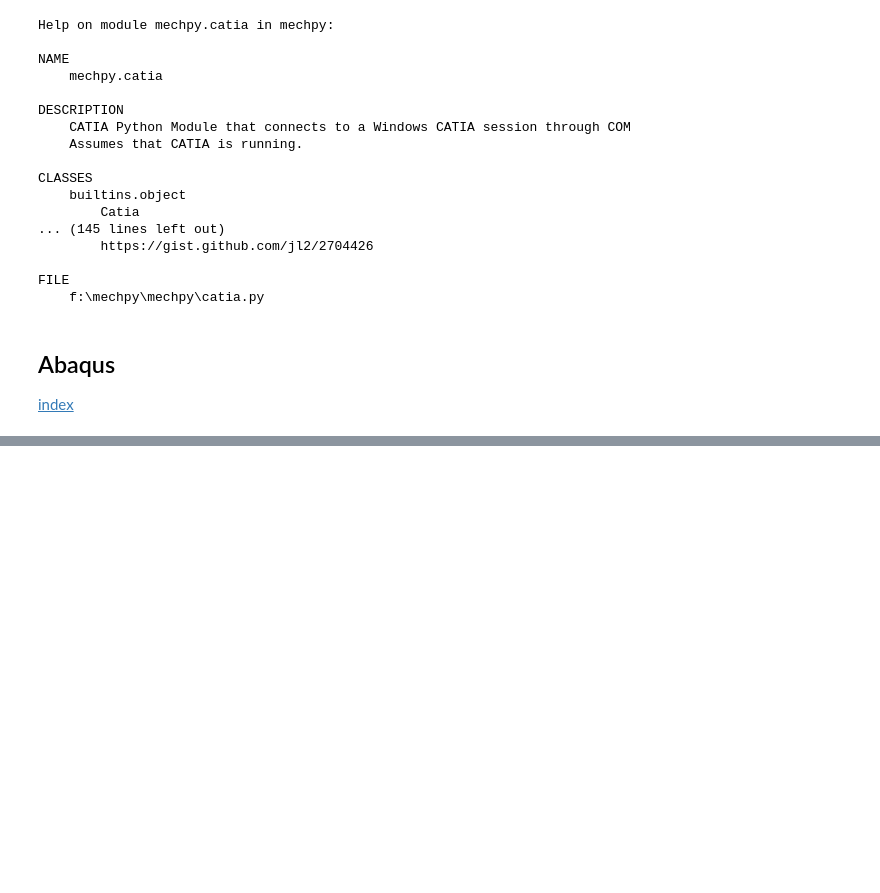
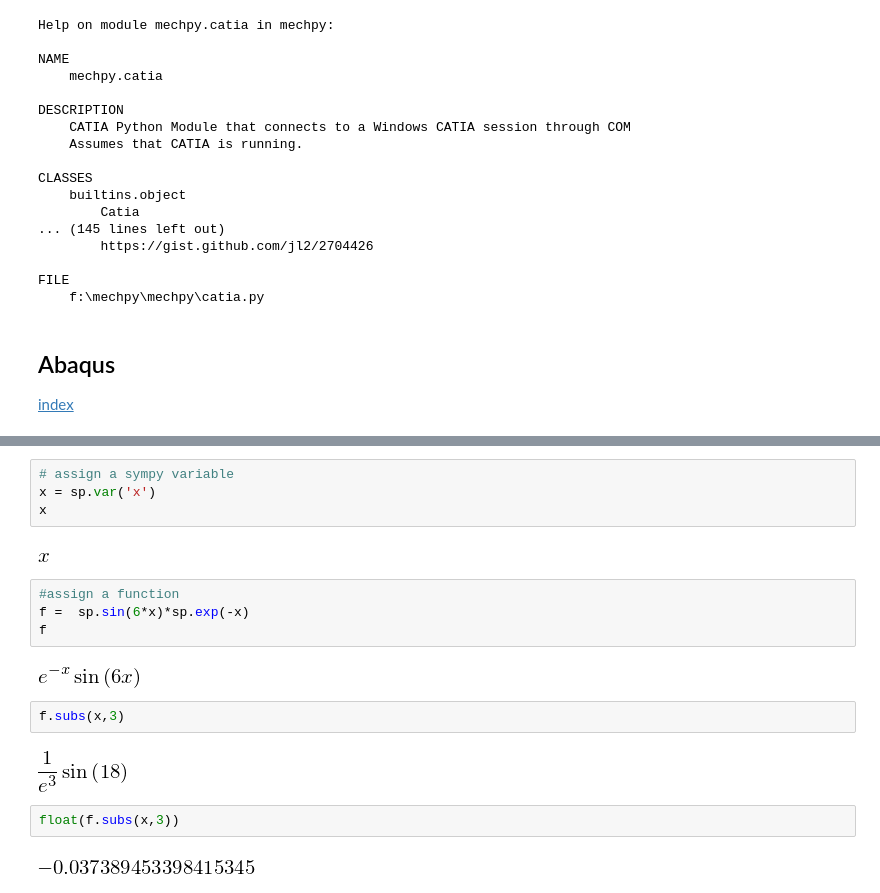
Before and after one commit to nagordon/mechpy, a Jupyter notebook: mechpy.ipynb, the cells around one changed output, grey strips where cells are left out. Saved outputs shown, nothing was run; the diff lists cells and outputs as text; blank space fills up the shorter version.

```diff
--- a/mechpy.ipynb
+++ b/mechpy.ipynb
@@ -1682,0 +1795,20 @@ FILE
+# %%
+# assign a sympy variable
+x = sp.var('x')
+x
+# %% [output]
+[figure, added]
+# %%
+#assign a function
+f =  sp.sin(6*x)*sp.exp(-x)
+f
+# %% [output]
+[figure, added]
+# %%
+f.subs(x,3)
+# %% [output]
+[figure, added]
+# %%
+float(f.subs(x,3))
+# %% [output]
+[figure, added]
```
Also changed, not shown: parts of 79 cells of this notebook, 1 other file.
